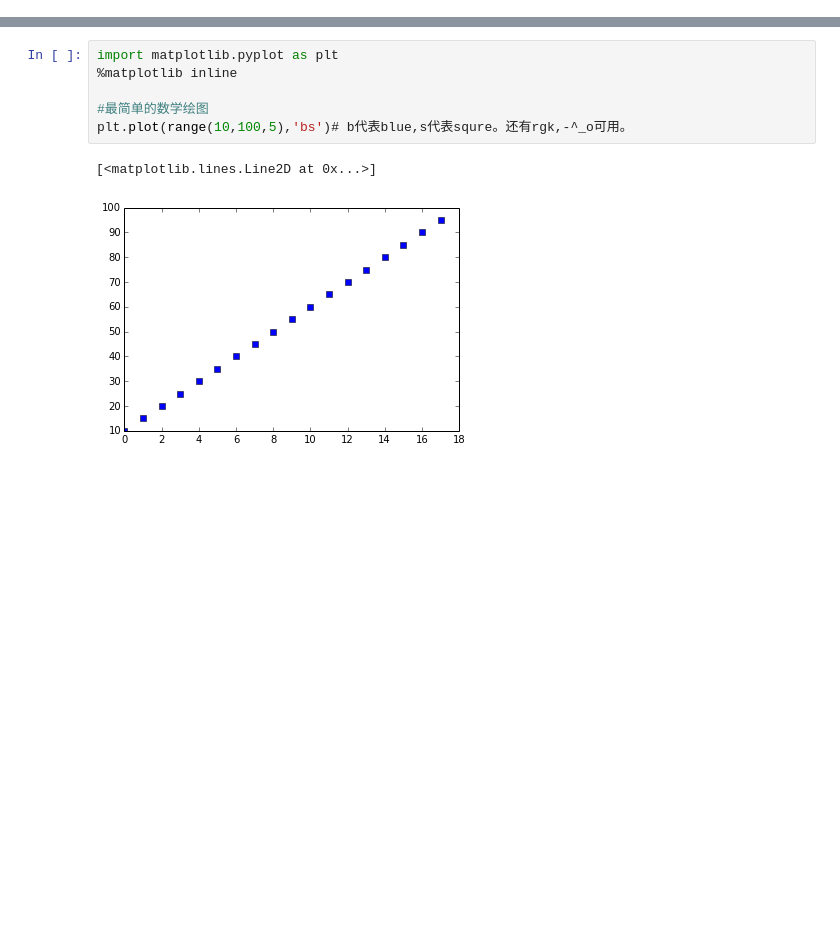
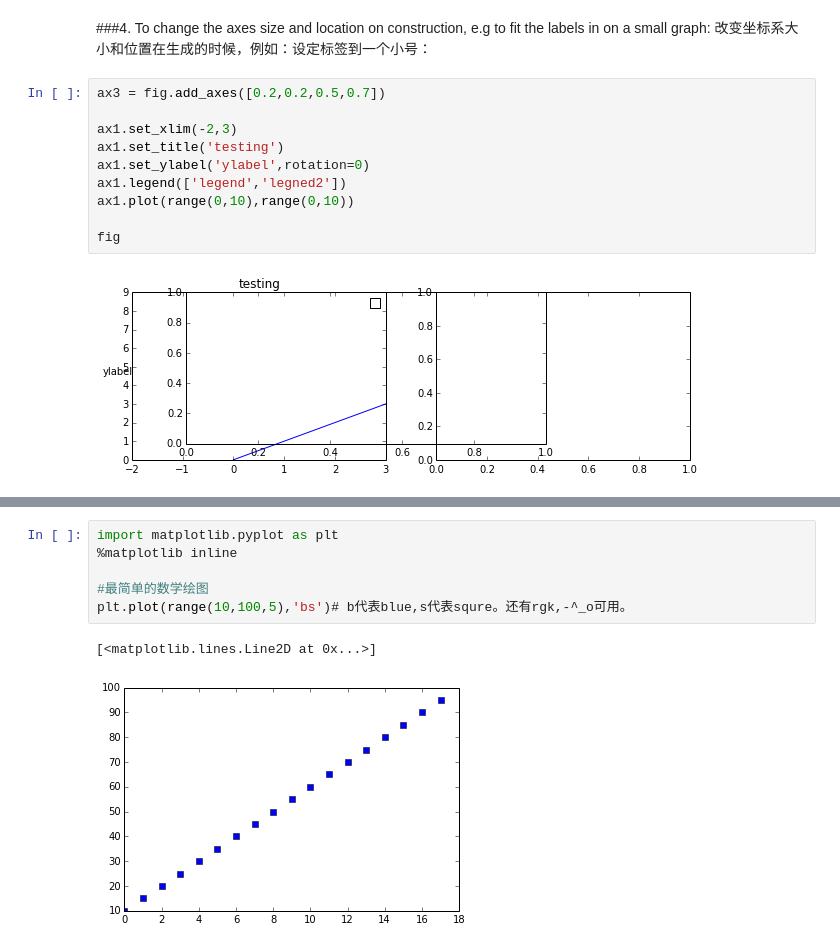
Before and after one commit to Databingo/Databingo, a Jupyter notebook: MatplotlibPractice.ipynb, the cells around one changed output, grey strips where cells are left out. Cells and saved outputs as stored; diff of their text form; blank space fills up the shorter version.

```diff
--- a/MatplotlibPractice.ipynb
+++ b/MatplotlibPractice.ipynb
@@ -0,0 +88,15 @@
+# %% [markdown]
+###4. To change the axes size and location on construction, e.g to fit the labels in on a small graph:
+改变坐标系大小和位置在生成的时候，例如：设定标签到一个小号：
+# %%
+ax3 = fig.add_axes([0.2,0.2,0.5,0.7])
+
+ax1.set_xlim(-2,3)
+ax1.set_title('testing')
+ax1.set_ylabel('ylabel',rotation=0)
+ax1.legend(['legend','legned2'])
+ax1.plot(range(0,10),range(0,10))
+
+fig
+# %% [output]
+[figure, added]
```
Also changed, not shown: parts of 37 cells of this notebook.
